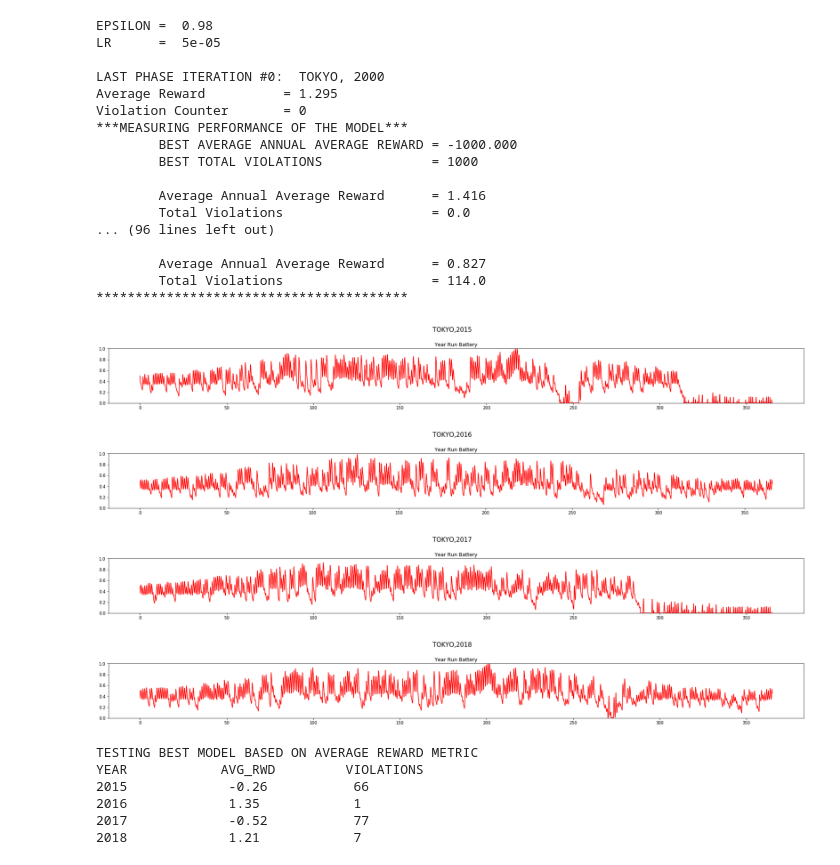
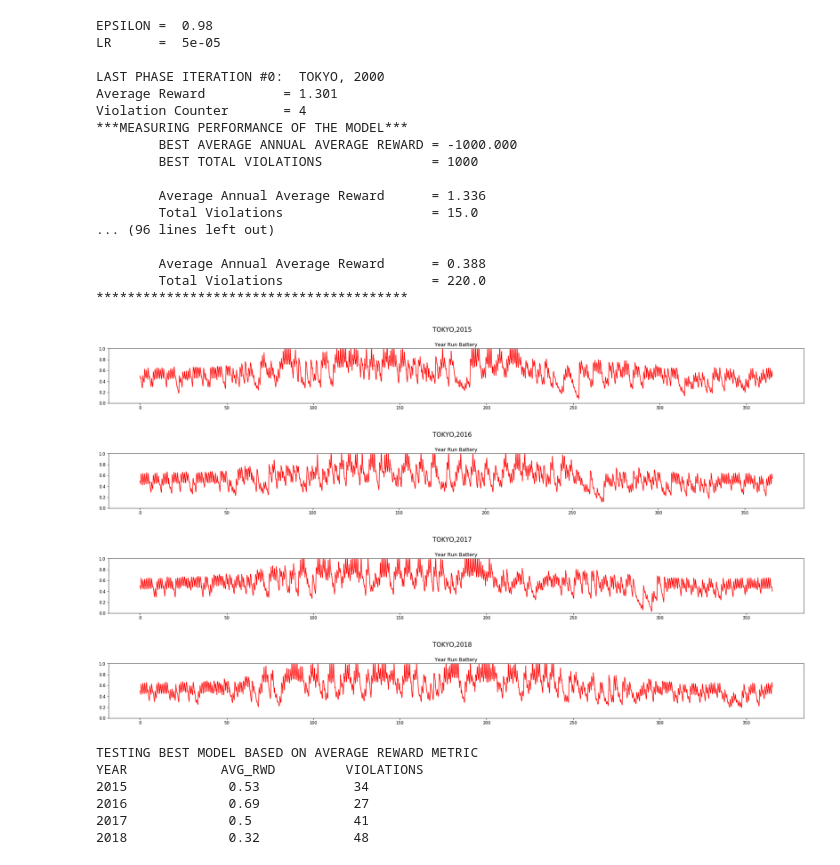
Before and after one commit to 5mali/eno_dsn_A, a Jupyter notebook: 0C1.ipynb, the cells around one changed output. Cells and saved outputs as stored; diff of their text form; code cells hidden in the pictures.

```diff
--- a/0C1.ipynb
+++ b/0C1.ipynb
@@ -858,7 +858,6 @@ for iteration in range(NO_OF_LAST_PHASE_ITERATIONS):
 
         s, r, day_end, year_end = capm.reset()
         yr_test_record = np.empty(4)
-        EPSILON = 1
 
         while True:
             a = dqn.choose_greedy_action(stdize(s))
@@ -897,18 +896,18 @@ EPSILON =  0.98
 LR      =  5e-05
 
 LAST PHASE ITERATION #0:  TOKYO, 2000
-Average Reward          = 1.295
-Violation Counter       = 0
+Average Reward          = 1.301
+Violation Counter       = 4
 ***MEASURING PERFORMANCE OF THE MODEL***
         BEST AVERAGE ANNUAL AVERAGE REWARD = -1000.000
         BEST TOTAL VIOLATIONS              = 1000
 
-        Average Annual Average Reward      = 1.416
-        Total Violations                   = 0.0
+        Average Annual Average Reward      = 1.336
+        Total Violations                   = 15.0
 ... (96 lines left out)
 
-        Average Annual Average Reward      = 0.827
-        Total Violations                   = 114.0
+        Average Annual Average Reward      = 0.388
+        Total Violations                   = 220.0
 ****************************************
 # %%
 #TESTING BEST MODEL BASED ON AVERAGE REWARD METRIC
@@ -925,7 +924,6 @@ for YEAR in np.arange(2015,2019):
 
     s, r, day_end, year_end = capm.reset()
     yr_test_record = np.empty(4)
-    EPSILON = 1
 
     while True:
         a = dqn.choose_greedy_action(stdize(s))
@@ -952,43 +950,43 @@ for YEAR in np.arange(2015,2019):
 #     print('Average Reward for',title, '=', np.mean(yr_test_reward_rec))
 #     print('Violations for',title, '=', capm.violation_counter)
 
     results = np.vstack((results, [int(YEAR), np.mean(yr_test_reward_rec), int(capm.violation_counter)]))
 
     fig = plt.figure(figsize=(24,3))
     fig.suptitle(title, fontsize=15)
 
     #     ax1 = fig.add_subplot(211)
     #     ax1.plot(yr_test_reward_rec)
     #     ax1.set_title("\n\nYear Run Reward")
     #     ax1.set_ylim([-3,1])
 
     ax2 = fig.add_subplot(111)
     ax2.plot(yr_test_record[:,0],'r')
     ax2.set_title("\n\nYear Run Battery")
     ax2.set_ylim([0,1])
     plt.sca(ax2)
     plt.xticks(np.arange(0, NO_OF_DAYS*24, 50*24),np.arange(0,NO_OF_DAYS,50))
 
     fig.tight_layout()
     plt.show()
 
 results = np.delete(results,0,0)
 
 print("TESTING BEST MODEL BASED ON AVERAGE REWARD METRIC")
 print('YEAR\t\tAVG_RWD\t\tVIOLATIONS')
 for x in np.arange(0,results.shape[0]):
     print('{} \t\t {} \t\t {}'.format(int(results[x,0]), np.around(results[x,1],2), int(results[x,-1])))
 # %% [output]
-[figure, old version]
+[figure, new version]
-[figure, old version]
+[figure, new version]
-[figure, old version]
+[figure, new version]
-[figure, old version]
+[figure, new version]
 TESTING BEST MODEL BASED ON AVERAGE REWARD METRIC
 YEAR            AVG_RWD         VIOLATIONS
-2015             -0.26           66
-2016             1.35            1
-2017             -0.52           77
-2018             1.21            7
+2015             0.53            34
+2016             0.69            27
+2017             0.5             41
+2018             0.32            48
 # %%
 #TESTING BASED ON VIOLATION COUNTER METRIC
 dqn = DQN()
```
Also changed, not shown: parts of 4 cells of this notebook, 8 other files.
